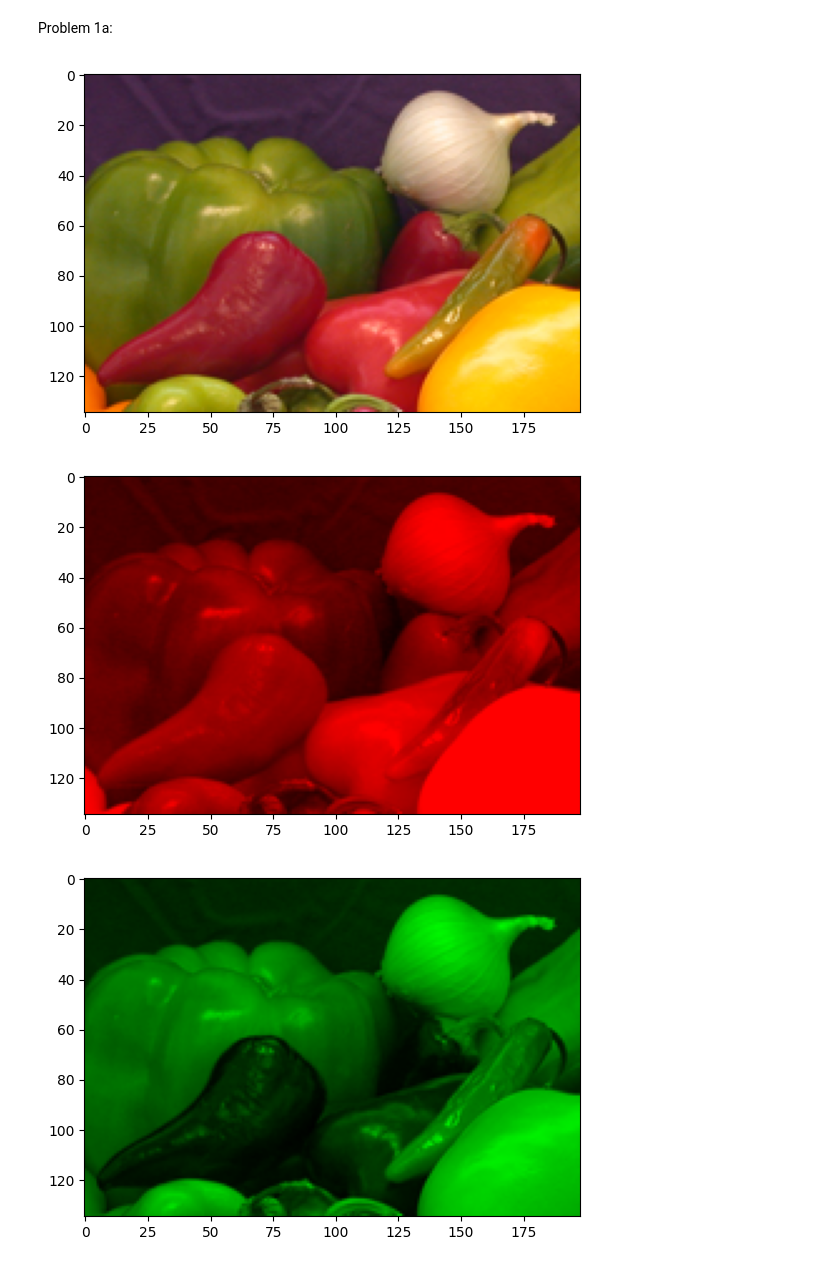
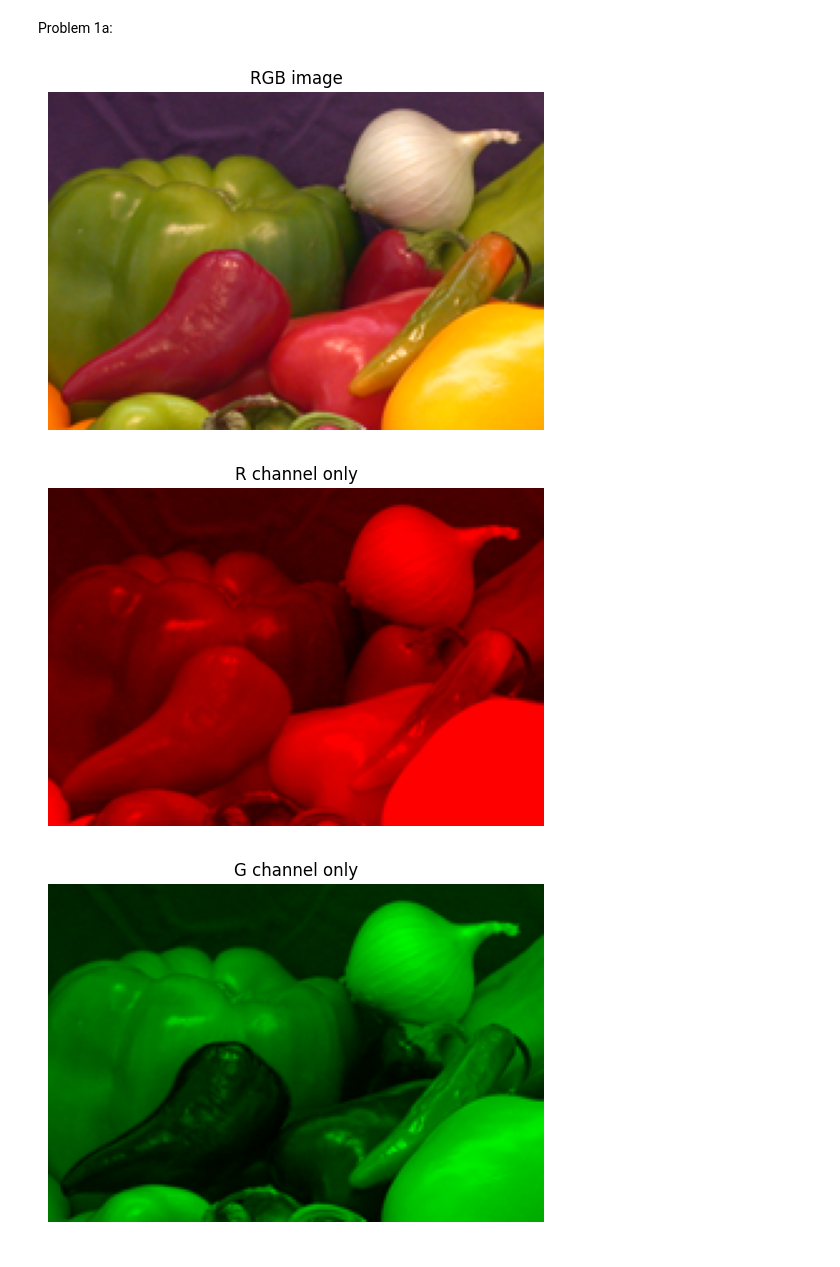
Before and after one commit to NMakarov97/ECE-GY-6123, a Jupyter notebook: HW1/ECE-6123 HW1.ipynb, the cells around one changed output. Drawn from its saved outputs; the diff is of its cells as text; code cells hidden in the pictures.

Commit message:
Add display formatting to image figures

```diff
--- a/HW1/ECE-6123 HW1.ipynb
+++ b/HW1/ECE-6123 HW1.ipynb
@@ -14,33 +14,41 @@ from matplotlib import pyplot as plt
 # Load color image
 img = Image.open('onion.png')
 img.load()
 RGB_data = np.asarray(img) # This image has 24 bit depth (8x3)
 
 # Create image for RGB
 plt.figure()
 plt.imshow(RGB_data)
+plt.axis('off')
+plt.title('RGB image')
 
 # Create image for R channel
 R_data = np.zeros_like(RGB_data) # Initialize array of zeros
 R_data[:,:,0] = RGB_data[:,:,0] # Fill R channel only
 plt.figure()
 plt.imshow(R_data)
+plt.axis('off')
+plt.title('R channel only')
 
 # Create image for G channel
 G_data = np.zeros_like(RGB_data) # Initialize array of zeros
 G_data[:,:,1] = RGB_data[:,:,1] # Fill G channel only
 plt.figure()
 plt.imshow(G_data)
+plt.axis('off')
+plt.title('G channel only')
 
 # Create image for B channel
 B_data = np.zeros_like(RGB_data) # Initialize array of zeros
 B_data[:,:,2] = RGB_data[:,:,2] # Fill B channel only
 plt.figure()
 plt.imshow(B_data)
+plt.axis('off')
+plt.title('B channel only')
 
 # Display all images
 plt.show()
 # %% [output]
-[figure, old version]
+[figure, new version]
-[figure, old version]
+[figure, new version]
-[figure, old version]
+[figure, new version]
```
Also changed, not shown: parts of 1 cell of this notebook.
